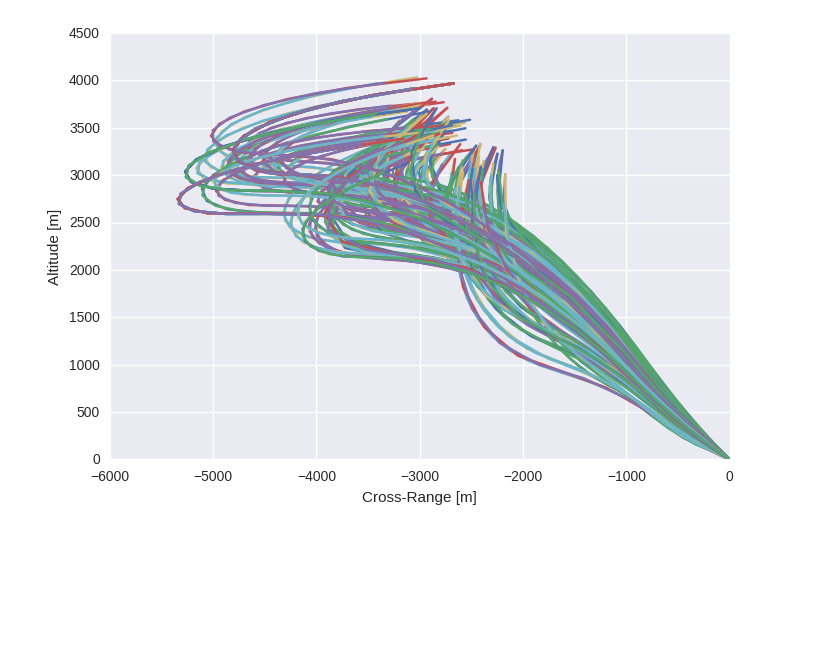
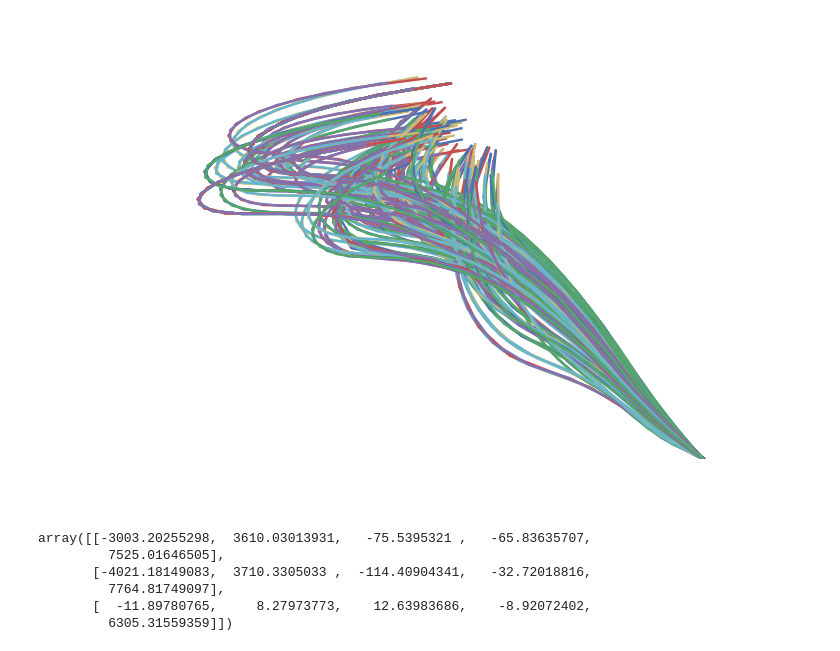
Before and after one commit to cisprague/Astro.IQ, a Jupyter notebook: src/Notebook/Training_Networks.ipynb, the cells around one changed output. Drawn from its saved outputs; the diff is of its cells as text; code cells hidden in the pictures; blank space fills up the shorter version.

```diff
--- a/src/Notebook/Training_Networks.ipynb
+++ b/src/Notebook/Training_Networks.ipynb
@@ -29,7 +29,7 @@ for f in files:
         tb = t[1:]
 
         # Trajectory
-        plt.figure(1)
+        #plt.figure(1)
         plt.plot(s[:,0], s[:,1])
         plt.plot(sb[:,0], sb[:,1])
 
@@ -42,35 +42,46 @@ for f in files:
         data = vstack((data, db))
 
     if "HSS_20" in f:
         # Get the data!
         prob = HSS(model, nsegs=20)
         z = load(directory + f)
         tf, sb, cb, s, c = prob.Decode(z)
         t = linspace(0, tf, 21)
         tb = t[1:]
         sb = sb[1:]
         cb = cb[1:]
 
         # Trajectory
-        plt.figure(1)
+        #plt.figure(1)
         plt.plot(s[:,0], s[:,1])
         plt.plot(sb[:,0], sb[:,1])
 
         # Data Collection!
         t    = t.reshape((len(t), 1))
         tb   = tb.reshape((len(tb), 1))
         d    = hstack((s, c, t))
         db   = hstack((sb, cb, tb))
         data = vstack((data, d))
         data = vstack((data, db))
-plt.figure(1)
 plt.xlabel("Cross-Range [m]")
 plt.ylabel("Altitude [m]")
-plt.savefig("../Data/Figs/Mars_Traj_Far.png", format='png',transparent=True, bbox_inches='tight')
+plt.axes().set_aspect('equal', 'datalim')
+plt.axis('off')
+#plt.savefig("../Data/Figs/Mars_Traj_Far.svg", format='svg',transparent=True, bbox_inches='tight')
 plt.show()
 
 # Create a data frame!
 df = pd.DataFrame(data, columns=["$x~[m]$", "$y~[m]$", "$v_x~[m/s]$ ", "$v_y~[m/s]$", "$m~[kg]$", "$u$", "$\\theta~[rad]$", "$t~[sec]$"])
-save("../Data/ML/Mars_Far", data)
+#save("../Data/ML/Mars_Far", data)
 # %% [output]
-[figure, old version]
+[figure, new version]
+# %%
+data = data[:, [0,1,2,3,4]]
+data[[0,len(data)/2,-1]]
+# %% [output]
+array([[-3003.20255298,  3610.03013931,   -75.5395321 ,   -65.83635707,
+         7525.01646505],
+       [-4021.18149083,  3710.3305033 ,  -114.40904341,   -32.72018816,
+         7764.81749097],
+       [  -11.89780765,     8.27973773,    12.63983686,    -8.92072402,
+         6305.31559359]])
```
Also changed, not shown: parts of 10 cells of this notebook, 8 other files.
